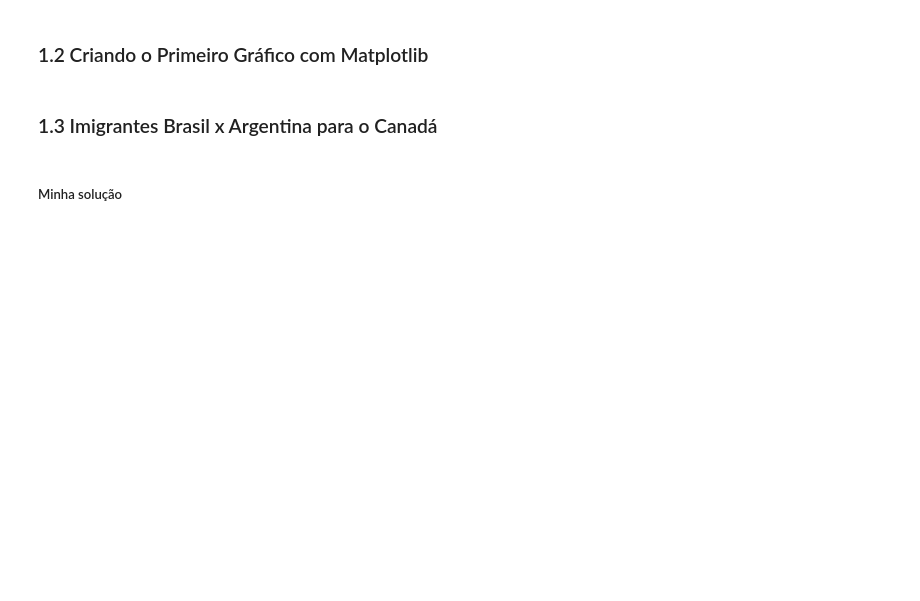
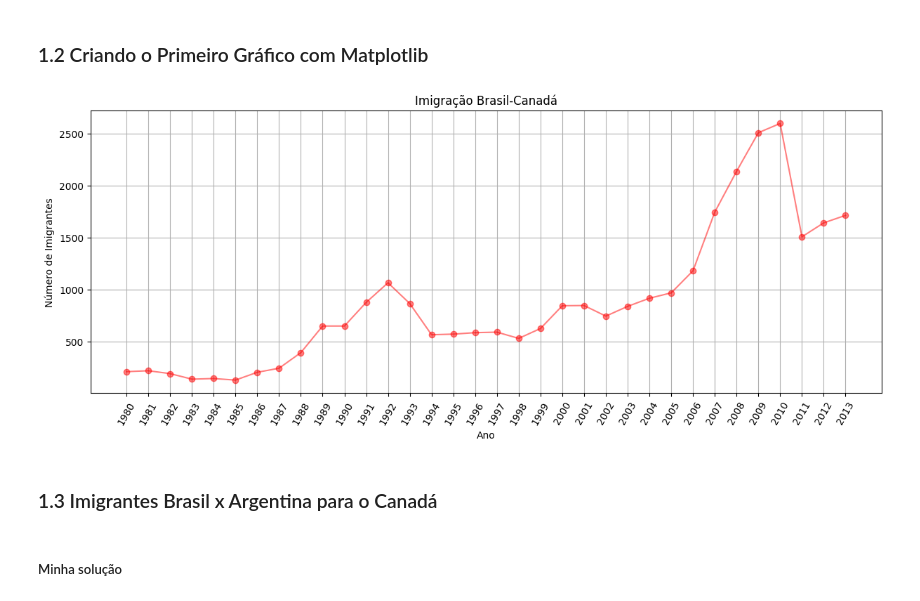
Before and after one commit to KaelDucatti/estudos-ds, a Jupyter notebook: data_visualization/01_criando_graficos_com_bibliotecas_py/classes.ipynb, the cells around one changed output. Cells and saved outputs as stored; diff of their text form; code cells hidden in the pictures; blank space fills up the shorter version.

```diff
--- a/data_visualization/01_criando_graficos_com_bibliotecas_py/classes.ipynb
+++ b/data_visualization/01_criando_graficos_com_bibliotecas_py/classes.ipynb
@@ -57,40 +99,41 @@ brasil
 # %% [markdown]
 ### 1.2 Criando o Primeiro Gráfico com Matplotlib
 # %%
-
 # Configura o tamanho da figura e ajusta automaticamente o layout
 plt.figure(
-    figsize=(12, 5),            # Define o tamanho da figura (largura x altura)
-    constrained_layout=True     # Ajusta automaticamente os elementos do layout para evitar sobreposição
+    figsize=(12, 5),  # Define o tamanho da figura (largura x altura)
+    constrained_layout=True,  # Ajusta automaticamente os elementos do layout para evitar sobreposição
 )
 
 # Títulos do gráfico
 plt.title("Imigração Brasil-Canadá")
 plt.xlabel("Ano")
 plt.ylabel("Número de Imigrantes")
 
 # Plota os dados de imigração ao longo dos anos
 plt.plot(
-    brasil['ano'],              # Dados para o eixo x (anos)
-    brasil['imigrantes'],       # Dados para o eixo y (número de imigrantes)
-    color='red',                # Define a cor da linha como vermelha
-    linewidth=1.5,              # Define a espessura da linha
-    alpha=0.5,                  # Define a transparência da linha (50% opaco)
-    linestyle='-',              # Define o estilo da linha como sólida
-    marker='o'                  # Define o marcador de pontos como círculos
+    brasil["ano"],  # Dados para o eixo x (anos)
+    brasil["imigrantes"],  # Dados para o eixo y (número de imigrantes)
+    color="red",  # Define a cor da linha como vermelha
+    linewidth=1.5,  # Define a espessura da linha
+    alpha=0.5,  # Define a transparência da linha (50% opaco)
+    linestyle="-",  # Define o estilo da linha como sólida
+    marker="o",  # Define o marcador de pontos como círculos
 )
 
 # Configura os rótulos do eixo x
 plt.xticks(
-    ticks=brasil['ano'],        # Define as posições dos rótulos no eixo x
-    rotation=60                 # Rotaciona os rótulos do eixo x em 30 graus para melhor legibilidade
+    ticks=brasil["ano"],  # Define as posições dos rótulos no eixo x
+    rotation=60,  # Rotaciona os rótulos do eixo x em 30 graus para melhor legibilidade
 )
 
 # Adiciona uma grade ao gráfico para facilitar a visualização dos dados
 plt.grid(True)
 
 # Exibe o gráfico na tela
 plt.show()
+# %% [output]
+[figure, added]
 # %% [markdown]
 ### 1.3 Imigrantes Brasil x Argentina para o Canadá
 # %% [markdown]
```
Also changed, not shown: parts of 13 cells of this notebook.
